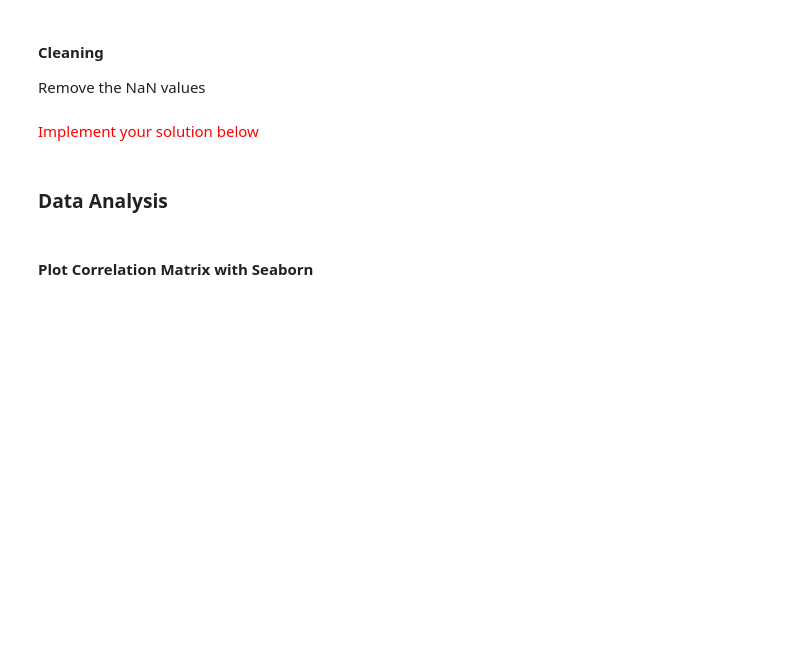
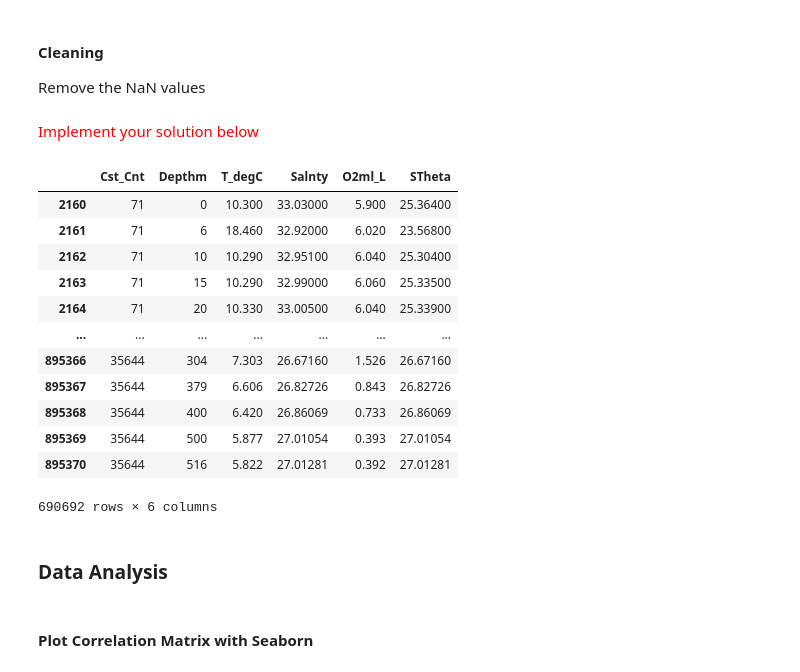
Before and after one commit to OloruntobiOlutola/Hands-on-ML, a Jupyter notebook: TP 3 - Intro Scikit-Learn - Regression.ipynb, the cells around one changed output. Saved outputs shown, nothing was run; the diff lists cells and outputs as text; code cells hidden in the pictures; blank space fills up the shorter version.

```diff
--- a/TP 3 - Intro Scikit-Learn - Regression.ipynb
+++ b/TP 3 - Intro Scikit-Learn - Regression.ipynb
@@ -156,6 +160,22 @@ Remove the NaN values
 # %%
 
 bottle_df = bottle_df[~bottle_df.isnull().any(axis=1)]
+# %%
+bottle_df
+# %% [output]
+|  | Cst_Cnt | Depthm | T_degC | Salnty | O2ml_L | STheta |
+| 2160 | 71 | 0 | 10.300 | 33.03000 | 5.900 | 25.36400 |
+| 2161 | 71 | 6 | 18.460 | 32.92000 | 6.020 | 23.56800 |
+| 2162 | 71 | 10 | 10.290 | 32.95100 | 6.040 | 25.30400 |
+| 2163 | 71 | 15 | 10.290 | 32.99000 | 6.060 | 25.33500 |
+| 2164 | 71 | 20 | 10.330 | 33.00500 | 6.040 | 25.33900 |
+| ... | ... | ... | ... | ... | ... | ... |
+| 895366 | 35644 | 304 | 7.303 | 26.67160 | 1.526 | 26.67160 |
+| 895367 | 35644 | 379 | 6.606 | 26.82726 | 0.843 | 26.82726 |
+| 895368 | 35644 | 400 | 6.420 | 26.86069 | 0.733 | 26.86069 |
+| 895369 | 35644 | 500 | 5.877 | 27.01054 | 0.393 | 27.01054 |
+| 895370 | 35644 | 516 | 5.822 | 27.01281 | 0.392 | 27.01281 |
+690692 rows × 6 columns
 # %% [markdown]
 ### Data Analysis
 # %% [markdown]
```
Also changed, not shown: parts of 12 cells of this notebook.
